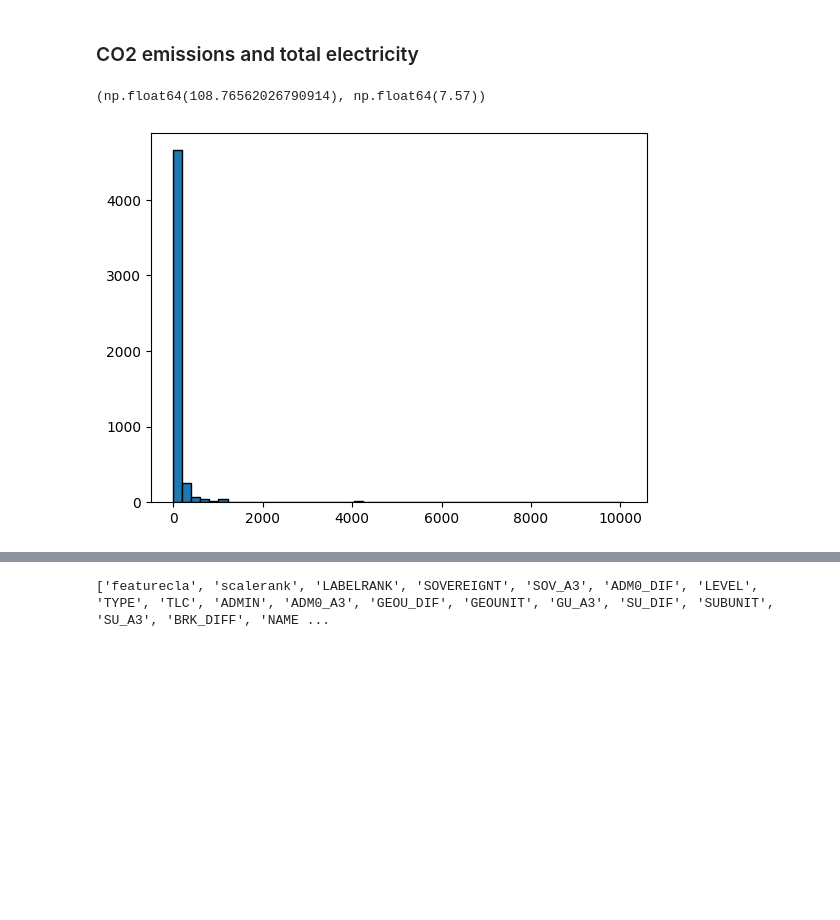
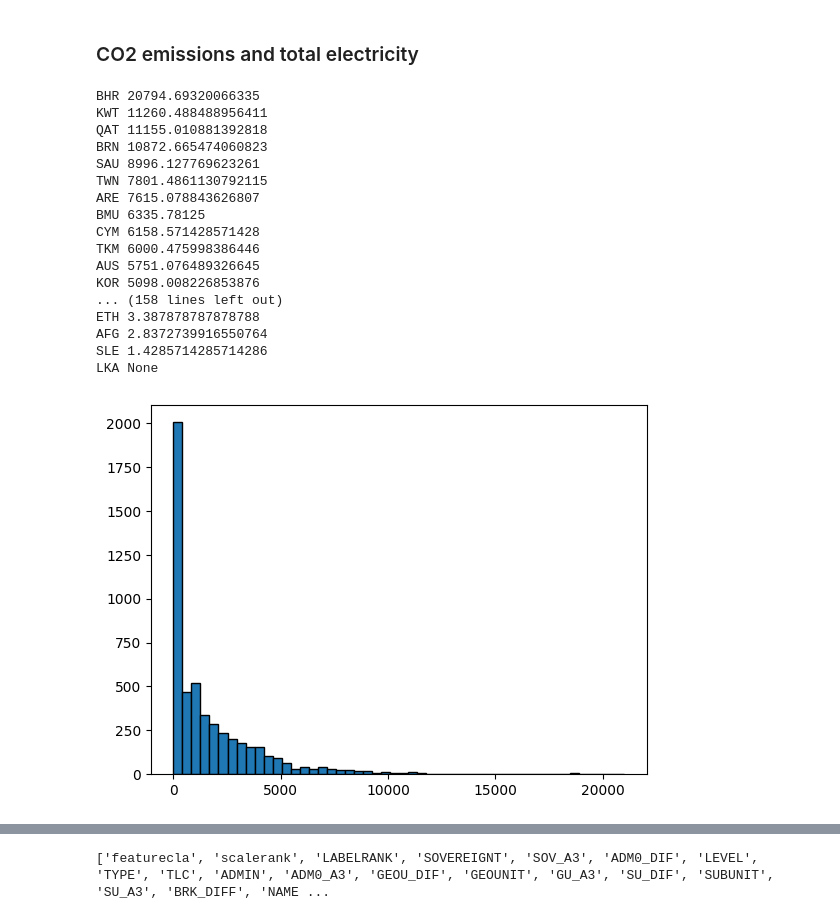
Before and after one commit to raulgarciadiez/energy_maps, a Jupyter notebook: color_code.ipynb, the cells around one changed output, grey strips where cells are left out. Saved outputs shown, nothing was run; the diff lists cells and outputs as text; code cells hidden in the pictures; blank space fills up the shorter version.

```diff
--- a/color_code.ipynb
+++ b/color_code.ipynb
@@ -54,7 +56,7 @@ def build_year_results(filtered_dict, CATEGORY_MAPPING):
             pop = data.get("Population")
             if pop not in (None, 0):
                 if "Total emissions" in data:
-                    data["Total emissions per capita"] = 1e6*data["Total emissions"] / pop
+                    data["Total emissions per capita"] = 1e9*data["Total emissions"] / pop
                 # if "Total Generation" exists, compute per capita too
                 if "Total Generation" in data:
                     data["Total Generation per capita"] = 1e6*data["Total Generation"] / pop
@@ -397,16 +399,42 @@ plt.show()
 # %% [markdown]
 ### CO2 emissions and total electricity
 # %%
-all_emissions = [
-    data["Total Generation"]
+DATA_COLUMN = "Total emissions per capita"
+
+all_years_data = [
+    data[DATA_COLUMN]
     for countries in year_results.values()
     for data in countries.values()
-    if data.get("Total emissions per capita") is not None
+    if data.get(DATA_COLUMN) is not None
 ]
 
 
-plt.hist(all_emissions, bins=50, edgecolor='black')
-np.mean(all_emissions), np.median(all_emissions)
+plt.hist(all_years_data, bins=50, edgecolor='black')
+
+sorted_countries = sorted(
+    year_results[Year].items(),
+    key=lambda x: x[1].get(DATA_COLUMN) if x[1].get(DATA_COLUMN) is not None else -float('inf'),
+    reverse=True
+)
+
+for country, data in sorted_countries:
+    print(country, data.get(DATA_COLUMN))
 # %% [output]
-(np.float64(108.76562026790914), np.float64(7.57))
+BHR 20794.69320066335
+KWT 11260.488488956411
+QAT 11155.010881392818
+BRN 10872.665474060823
+SAU 8996.127769623261
+TWN 7801.4861130792115
+ARE 7615.078843626807
+BMU 6335.78125
+CYM 6158.571428571428
+TKM 6000.475998386446
+AUS 5751.076489326645
+KOR 5098.008226853876
+... (158 lines left out)
+ETH 3.387878787878788
+AFG 2.8372739916550764
+SLE 1.4285714285714286
+LKA None
-[figure, old version]
+[figure, new version]
```
Also changed, not shown: parts of 5 cells of this notebook.
